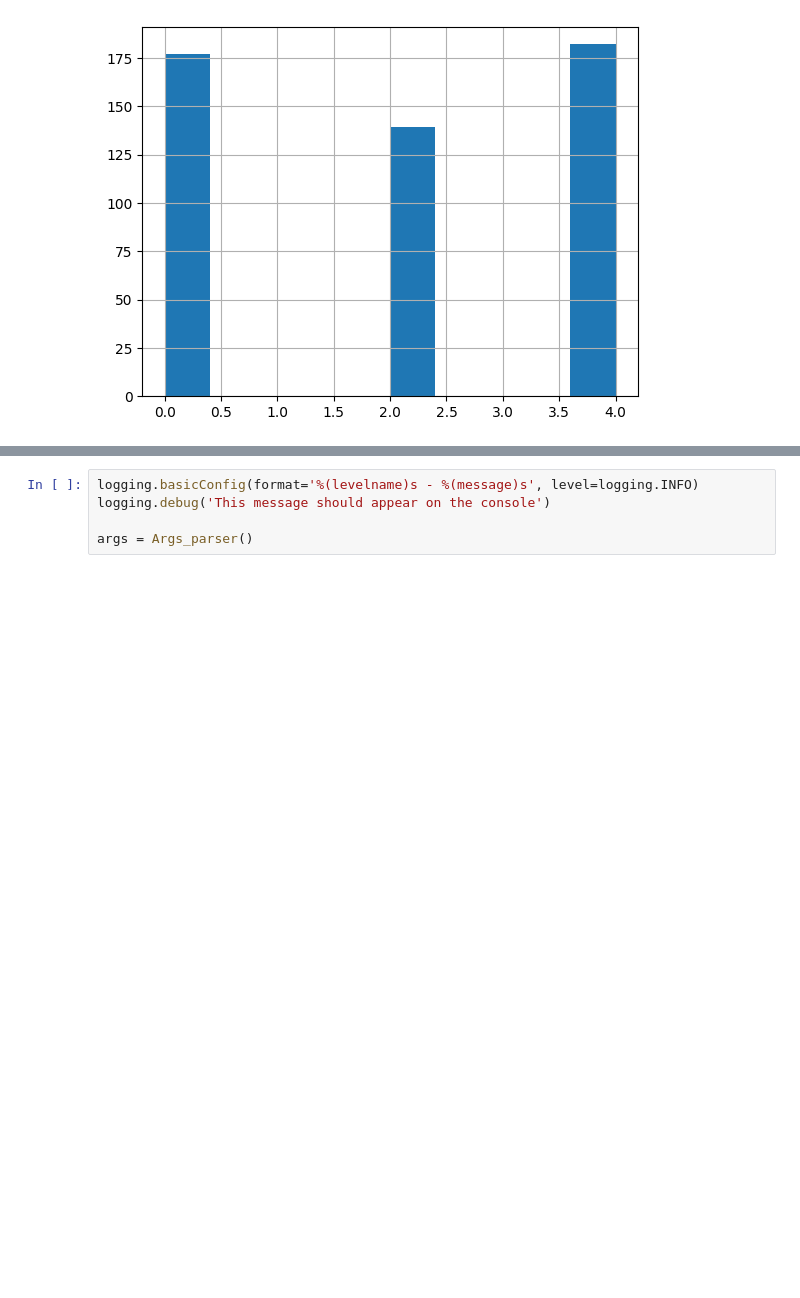
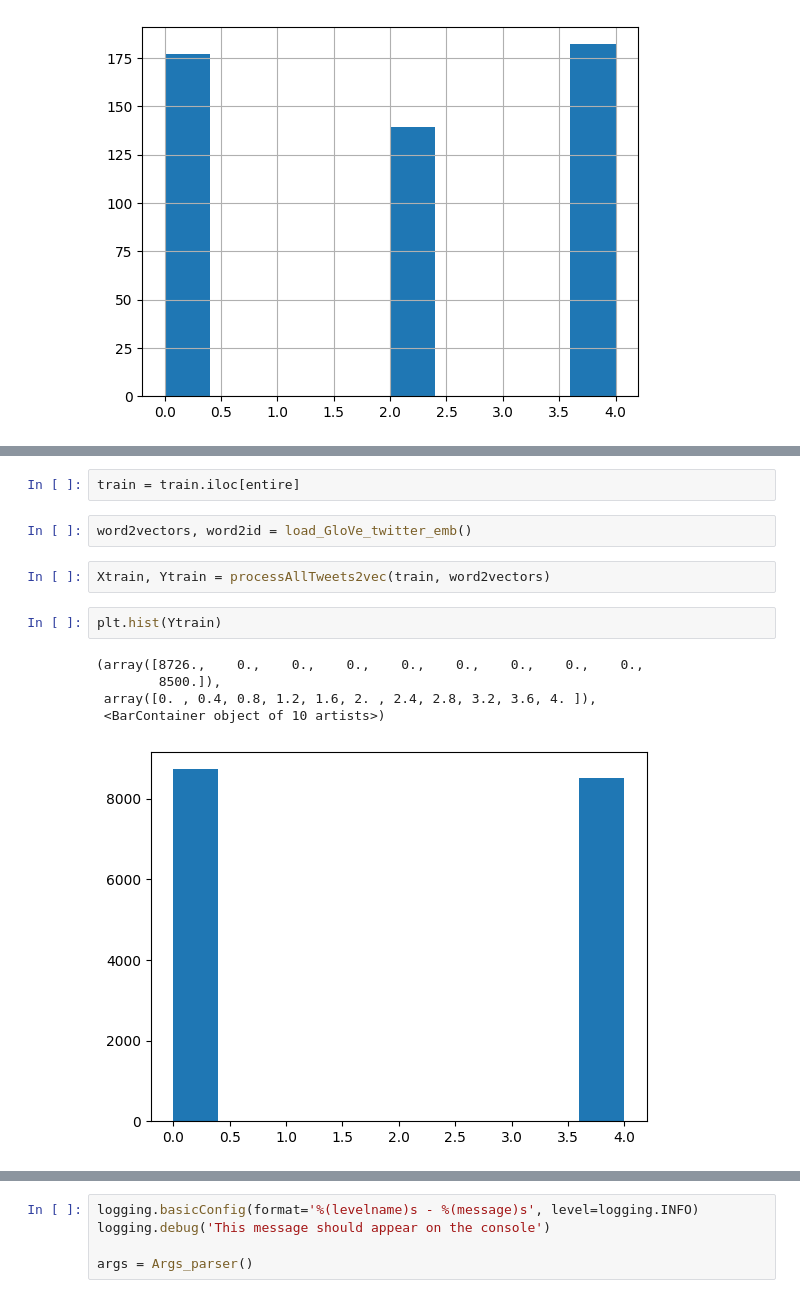
Before and after one commit to peng-ju/Power-of-Choice, a Jupyter notebook: MLP_sentiment_analysis_Twitter/sentiment_analysis.ipynb, the cells around one changed output, grey strips where cells are left out. Saved outputs shown, nothing was run; the diff lists cells and outputs as text; blank space fills up the shorter version.

```diff
--- a/MLP_sentiment_analysis_Twitter/sentiment_analysis.ipynb
+++ b/MLP_sentiment_analysis_Twitter/sentiment_analysis.ipynb
@@ -214,0 +389,14 @@ testdata["polarity"].hist()
+# %%
+train = train.iloc[entire]
+# %%
+word2vectors, word2id = load_GloVe_twitter_emb()
+# %%
+Xtrain, Ytrain = processAllTweets2vec(train, word2vectors)
+# %%
+plt.hist(Ytrain)
+# %% [output]
+(array([8726.,    0.,    0.,    0.,    0.,    0.,    0.,    0.,    0.,
+        8500.]),
+ array([0. , 0.4, 0.8, 1.2, 1.6, 2. , 2.4, 2.8, 3.2, 3.6, 4. ]),
+ <BarContainer object of 10 artists>)
+[figure, added]
```
Also changed, not shown: parts of 19 cells of this notebook, 2 other files.
